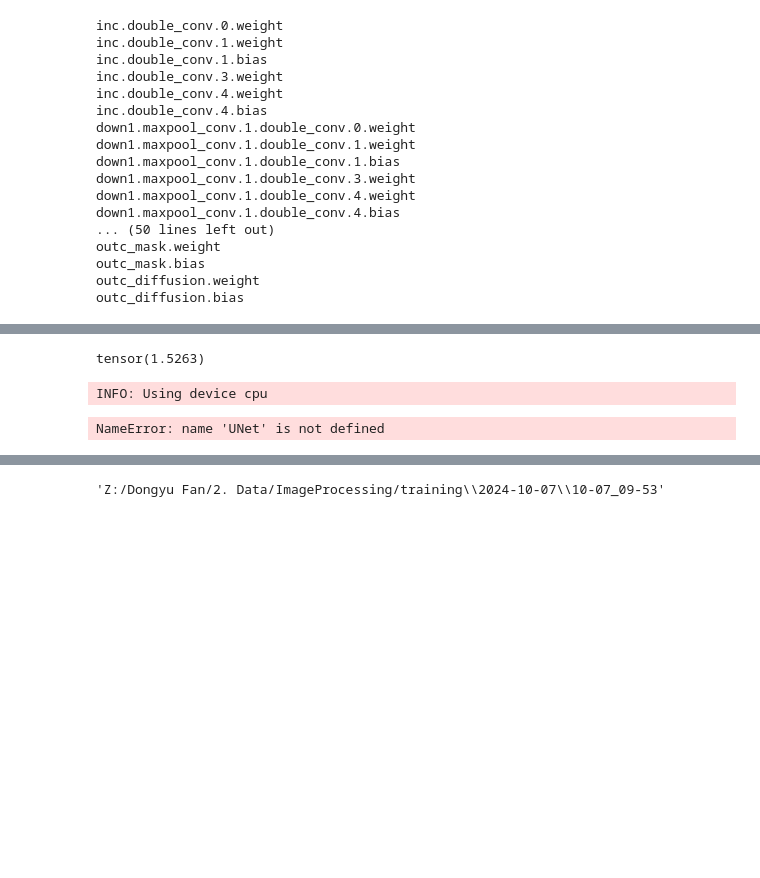
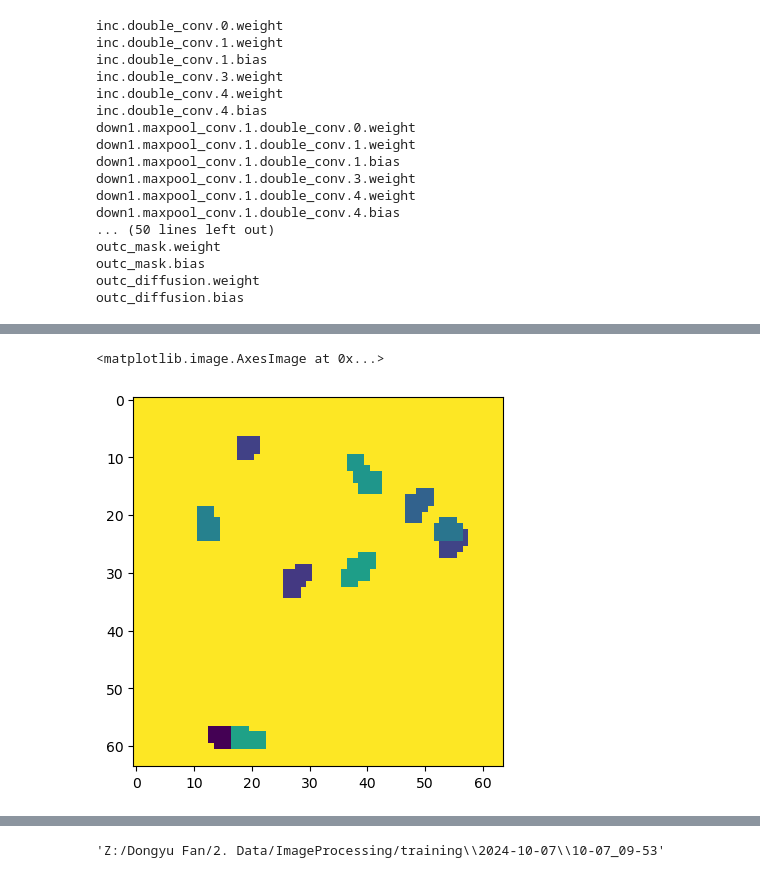
Before and after one commit to DyFan777/Pytorch-UNet, a Jupyter notebook: train_regression_mask.ipynb, the cells around one changed output, grey strips where cells are left out. Drawn from its saved outputs; the diff is of its cells as text; code cells hidden in the pictures; blank space fills up the shorter version.

```diff
--- a/train_regression_mask.ipynb
+++ b/train_regression_mask.ipynb
@@ -88,10 +92,13 @@ train_loader = DataLoader(dataset, shuffle=True, **loader_args)
 for batch in train_loader:
     images, true_masks, true_D = batch['image'], batch['mask'], batch['D']
     break
-# %%
-true_D.max()
-# %% [output]
-tensor(1.5263)
+# %%
+import matplotlib.pyplot as plt
+true_D.max()
+plt.imshow(true_D[0])
+# %% [output]
+<matplotlib.image.AxesImage at 0x...>
+[figure, added]
 # %%
 from datetime import datetime
  # Define the base path
@@ -110,55 +117,6 @@ os.makedirs(time_folder, exist_ok=True)  # exist_ok=True to avoid error if the d
 
 dir_checkpoint = time_folder
 wandb_dir = time_folder
-# %%
-#args = get_args()
-
-logging.basicConfig(level=logging.INFO, format='%(levelname)s: %(message)s')
-device = torch.device('cuda' if torch.cuda.is_available() else 'cpu')
-logging.info(f'Using device {device}')
-
-# Change here to adapt to your data
-# n_channels=3 for RGB images
-# n_classes is the number of probabilities you want to get per pixel
-model = UNet(n_channels=1, n_classes=1, bilinear=False)
-model = model.to(memory_format=torch.channels_last)
-
-logging.info(f'Network:\n'
-                 f'\t{model.n_channels} input channels\n'
-                 f'\t{model.n_classes} output channels (classes)\n'
-                 f'\t{"Bilinear" if model.bilinear else "Transposed conv"} upscaling')
-
-model.to(device=device)
-try:
-    train_model(
-        model=model,
-        epochs=5,
-        batch_size=16,
-        learning_rate=1e-5,
-        device=device,
-        img_scale=1.,
-        val_percent=0.5 / 100,
-        amp=False
-    )
-except torch.cuda.OutOfMemoryError:
-    logging.error('Detected OutOfMemoryError! '
-                    'Enabling checkpointing to reduce memory usage, but this slows down training. '
-                    'Consider enabling AMP (--amp) for fast and memory efficient training')
-    torch.cuda.empty_cache()
-    model.use_checkpointing()
-    train_model(
-        model=model,
-        epochs=5,
-        batch_size=1,
-        learning_rate=1e-5,
-        device=device,
-        img_scale=1,
-        val_percent=0.5 / 100,
-        amp=False
-    )
-# %% [output]
-INFO: Using device cpu
-NameError: name 'UNet' is not defined
 # %%
 def test_train(
         model,
```
Also changed, not shown: parts of 3 cells of this notebook.
